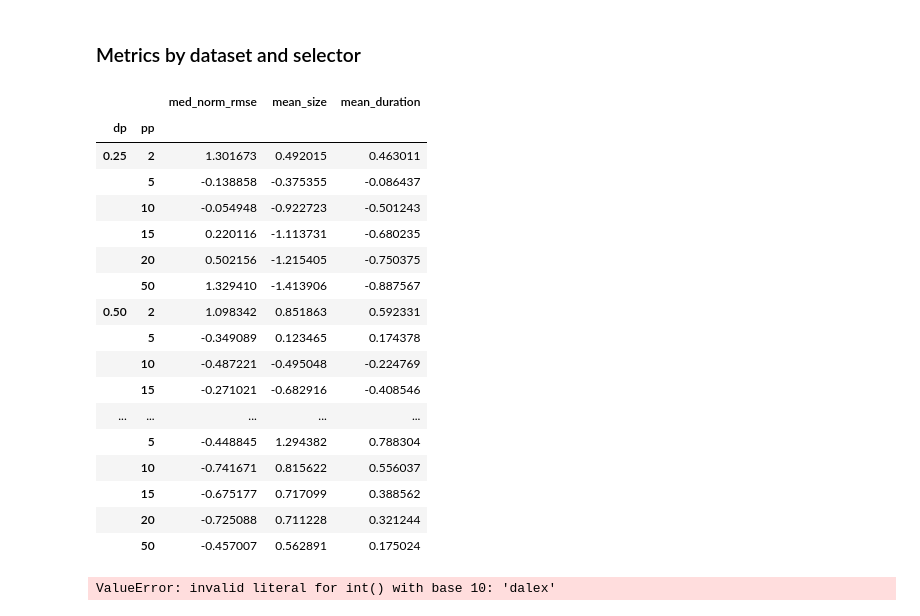
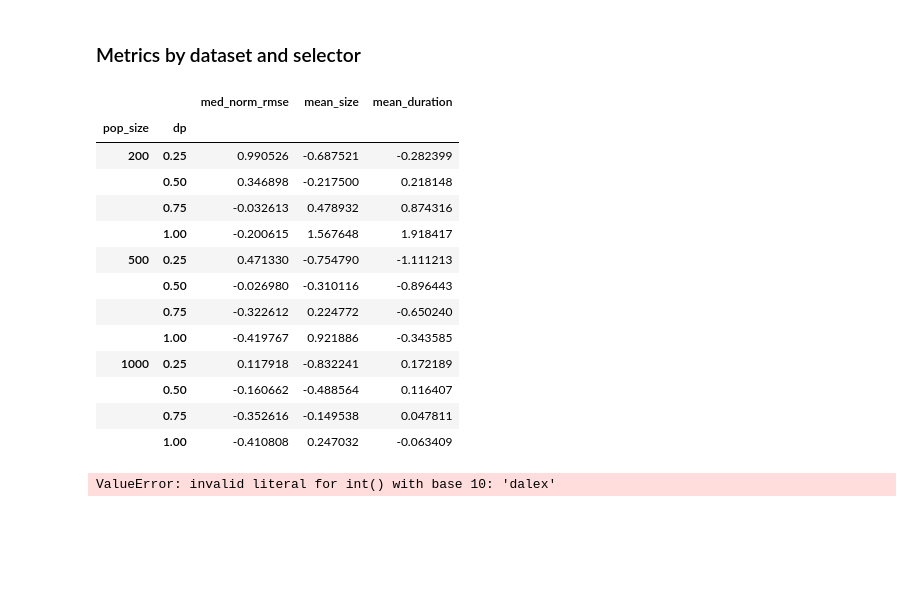
Before and after one commit to amarmate/SLIM-TEST-LITE, a Jupyter notebook: res_selec_multi.ipynb, the cells around one changed output. Cells and saved outputs as stored; diff of their text form; code cells hidden in the pictures; blank space fills up the shorter version.

```diff
--- a/res_selec_multi.ipynb
+++ b/res_selec_multi.ipynb
@@ -220,28 +220,24 @@ data[cols_to_standardize] = (
     .transform(lambda x: (x - x.mean()) / x.std())
 )
 # %%
-data.groupby(['dp', 'pp']).aggregate(
+data.groupby(['pop_size', 'dp']).aggregate(
     {'med_norm_rmse': 'mean', 'mean_size': 'mean', 'mean_duration': 'mean'}
 )
 # %% [output]
 |  |  | med_norm_rmse | mean_size | mean_duration |
-| dp | pp |  |  |  |
-| 0.25 | 2 | 1.301673 | 0.492015 | 0.463011 |
-|  | 5 | -0.138858 | -0.375355 | -0.086437 |
-|  | 10 | -0.054948 | -0.922723 | -0.501243 |
-|  | 15 | 0.220116 | -1.113731 | -0.680235 |
-|  | 20 | 0.502156 | -1.215405 | -0.750375 |
-|  | 50 | 1.329410 | -1.413906 | -0.887567 |
-| 0.50 | 2 | 1.098342 | 0.851863 | 0.592331 |
-|  | 5 | -0.349089 | 0.123465 | 0.174378 |
-|  | 10 | -0.487221 | -0.495048 | -0.224769 |
-|  | 15 | -0.271021 | -0.682916 | -0.408546 |
-| ... | ... | ... | ... | ... |
-|  | 5 | -0.448845 | 1.294382 | 0.788304 |
-|  | 10 | -0.741671 | 0.815622 | 0.556037 |
-|  | 15 | -0.675177 | 0.717099 | 0.388562 |
-|  | 20 | -0.725088 | 0.711228 | 0.321244 |
-|  | 50 | -0.457007 | 0.562891 | 0.175024 |
+| pop_size | dp |  |  |  |
+| 200 | 0.25 | 0.990526 | -0.687521 | -0.282399 |
+|  | 0.50 | 0.346898 | -0.217500 | 0.218148 |
+|  | 0.75 | -0.032613 | 0.478932 | 0.874316 |
+|  | 1.00 | -0.200615 | 1.567648 | 1.918417 |
+| 500 | 0.25 | 0.471330 | -0.754790 | -1.111213 |
+|  | 0.50 | -0.026980 | -0.310116 | -0.896443 |
+|  | 0.75 | -0.322612 | 0.224772 | -0.650240 |
+|  | 1.00 | -0.419767 | 0.921886 | -0.343585 |
+| 1000 | 0.25 | 0.117918 | -0.832241 | 0.172189 |
+|  | 0.50 | -0.160662 | -0.488564 | 0.116407 |
+|  | 0.75 | -0.352616 | -0.149538 | 0.047811 |
+|  | 1.00 | -0.410808 | 0.247032 | -0.063409 |
 # %%
 data_dir = 'logs_experiment_dalex'
 dataset_selection = 'synthetic8'
```
Also changed, not shown: 1 other file.
